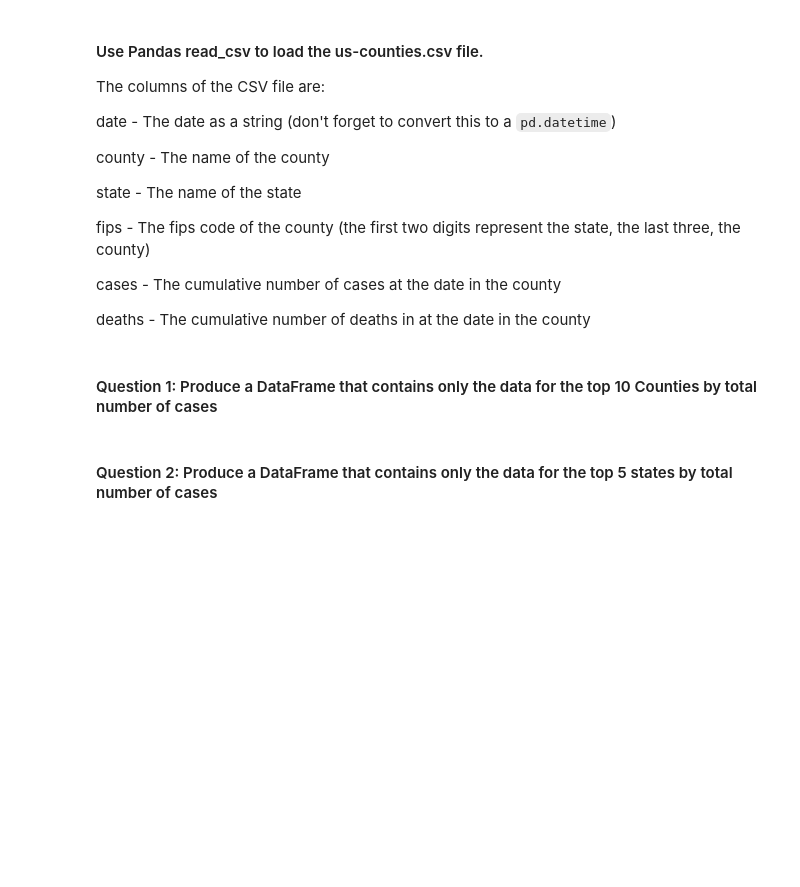
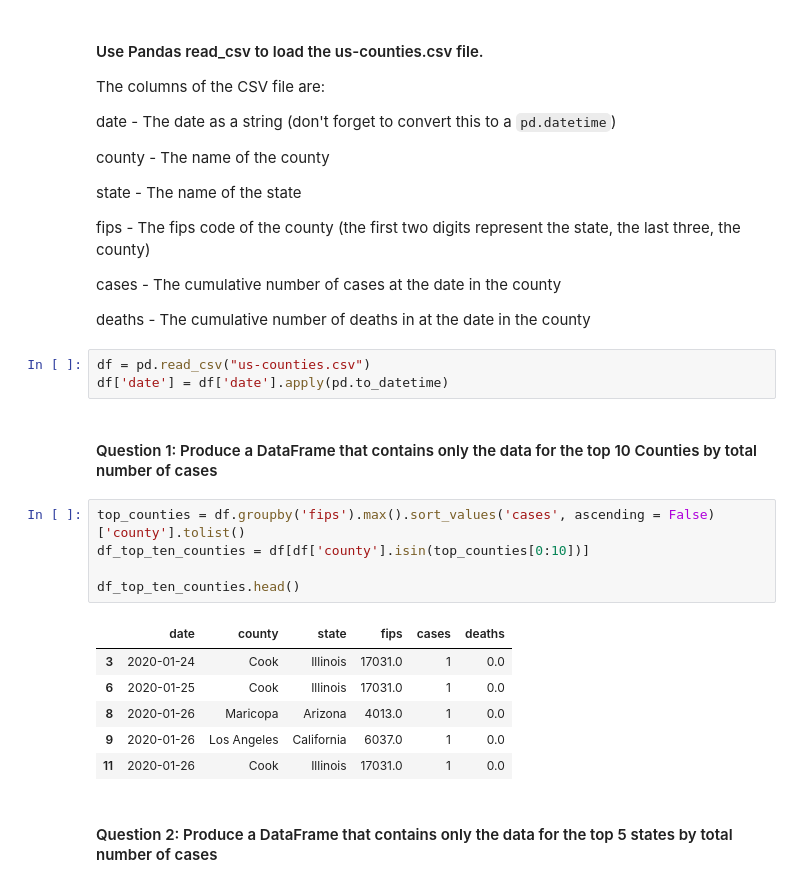
Before and after one commit to CMU-MS-DAS-Modern-Programming-Mini/ClassAssignmentNo4, a Jupyter notebook: US County Data - pandas.ipynb, the cells around one changed output. Saved outputs shown, nothing was run; the diff lists cells and outputs as text; blank space fills up the shorter version.

```diff
--- a/US County Data - pandas.ipynb
+++ b/US County Data - pandas.ipynb
@@ -16,7 +16,22 @@ fips   - The fips code of the county (the first two digits represent the state,
 cases  - The cumulative number of cases at the date in the county
 
 deaths - The cumulative number of deaths in at the date in the county
+# %%
+df = pd.read_csv("us-counties.csv")
+df['date'] = df['date'].apply(pd.to_datetime)
 # %% [markdown]
 #### Question 1: Produce a DataFrame that contains only the data for the top 10 Counties by total number of cases
+# %%
+top_counties = df.groupby('fips').max().sort_values('cases', ascending = False)['county'].tolist()
+df_top_ten_counties = df[df['county'].isin(top_counties[0:10])]
+
+df_top_ten_counties.head()
+# %% [output]
+|  | date | county | state | fips | cases | deaths |
+| 3 | 2020-01-24 | Cook | Illinois | 17031.0 | 1 | 0.0 |
+| 6 | 2020-01-25 | Cook | Illinois | 17031.0 | 1 | 0.0 |
+| 8 | 2020-01-26 | Maricopa | Arizona | 4013.0 | 1 | 0.0 |
+| 9 | 2020-01-26 | Los Angeles | California | 6037.0 | 1 | 0.0 |
+| 11 | 2020-01-26 | Cook | Illinois | 17031.0 | 1 | 0.0 |
 # %% [markdown]
 ####  Question 2: Produce a DataFrame that contains only the data for the top 5 states by total number of cases
```
Also changed, not shown: parts of 6 cells of this notebook.
